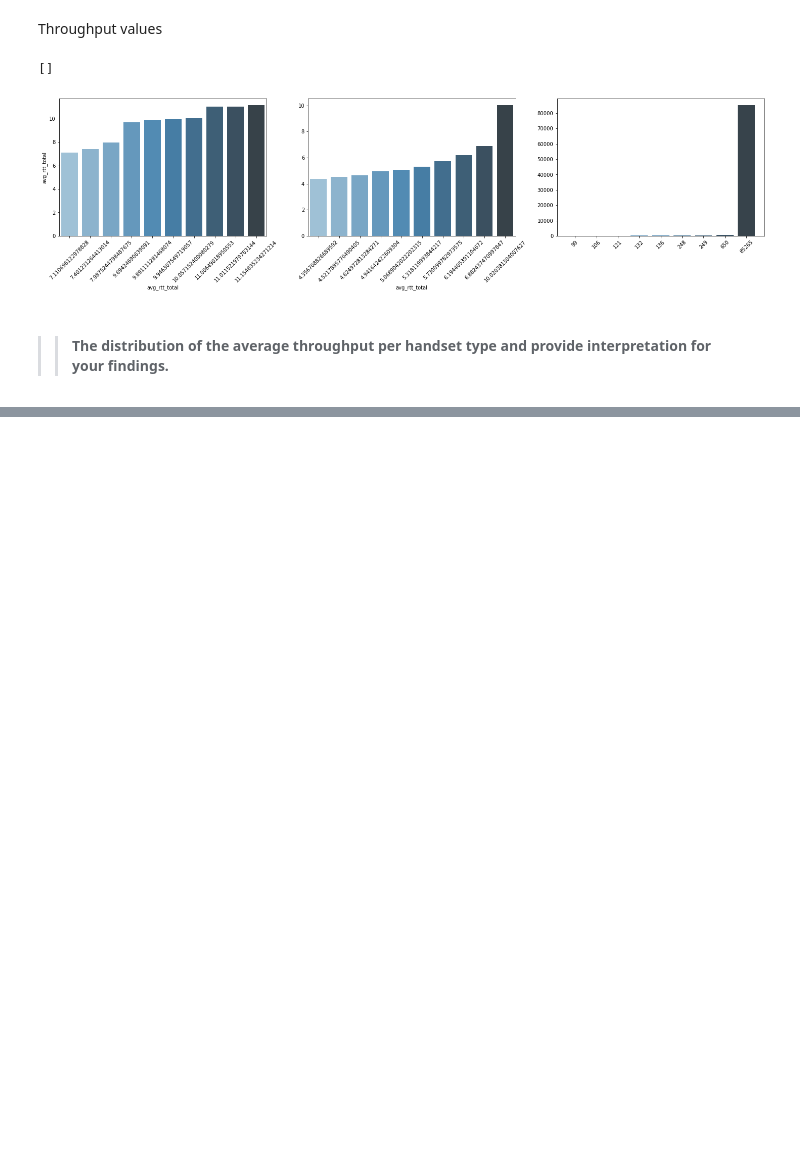
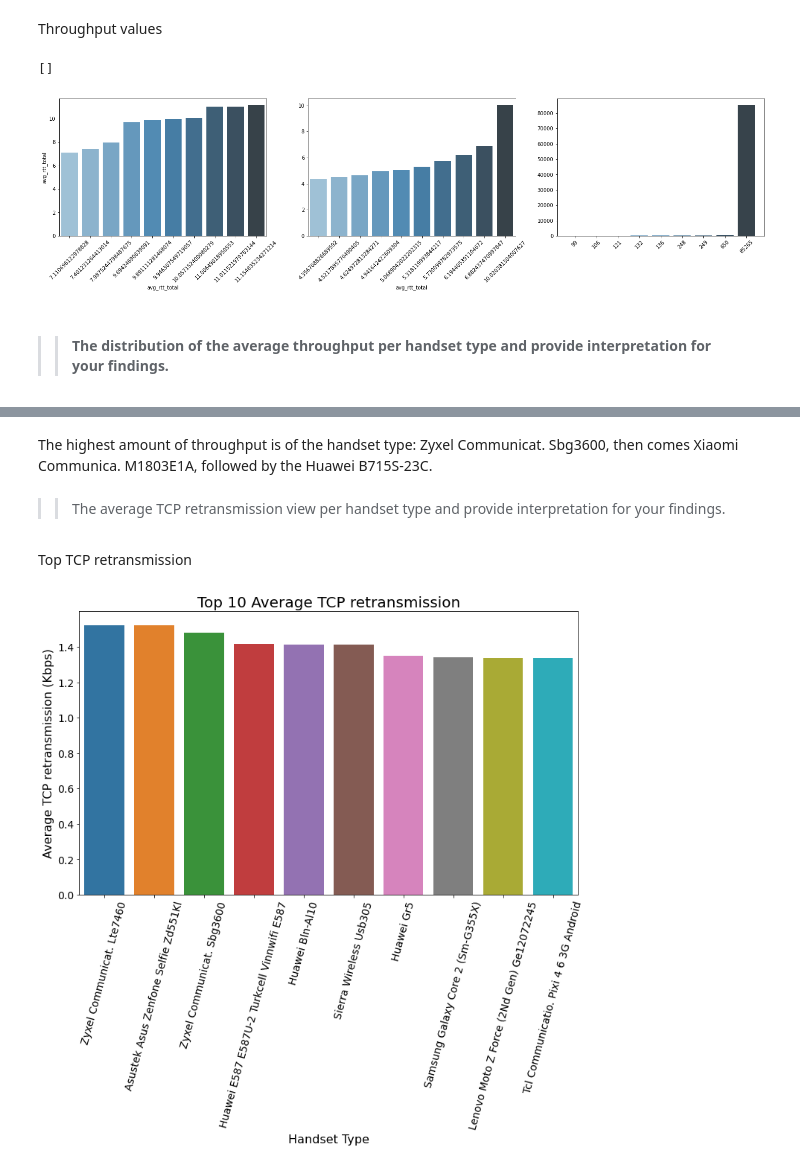
Before and after one commit to jedisam/Telecom-Data-Analysis, a Jupyter notebook: notebooks/user_experience.ipynb, the cells around one changed output, grey strips where cells are left out. Saved outputs shown, nothing was run; the diff lists cells and outputs as text; code cells hidden in the pictures; blank space fills up the shorter version.

```diff
--- a/notebooks/user_experience.ipynb
+++ b/notebooks/user_experience.ipynb
@@ -205,0 +243,11 @@ plt.plot()
+# %% [markdown]
+The highest amount of throughput is of the handset type: Zyxel Communicat. Sbg3600, then comes Xiaomi Communica. M1803E1A, followed by the Huawei B715S-23C.
+# %% [markdown]
+>> The average TCP retransmission view per handset type and provide interpretation for your findings.
+# %% [markdown]
+Top TCP retransmission
+# %%
+top_tcp = handset_type_df.nlargest(10, 'avg_tcp_retrans_total')
+pl.plot_bar(top_tcp ,top_tcp.index, top_tcp.avg_tcp_retrans_total, "Top 10 Average TCP retransmission", "Handset Type", "Average TCP retransmission (Kbps)")
+# %% [output]
+[figure, added]
```
Also changed, not shown: parts of 24 cells of this notebook, 3 other files.
